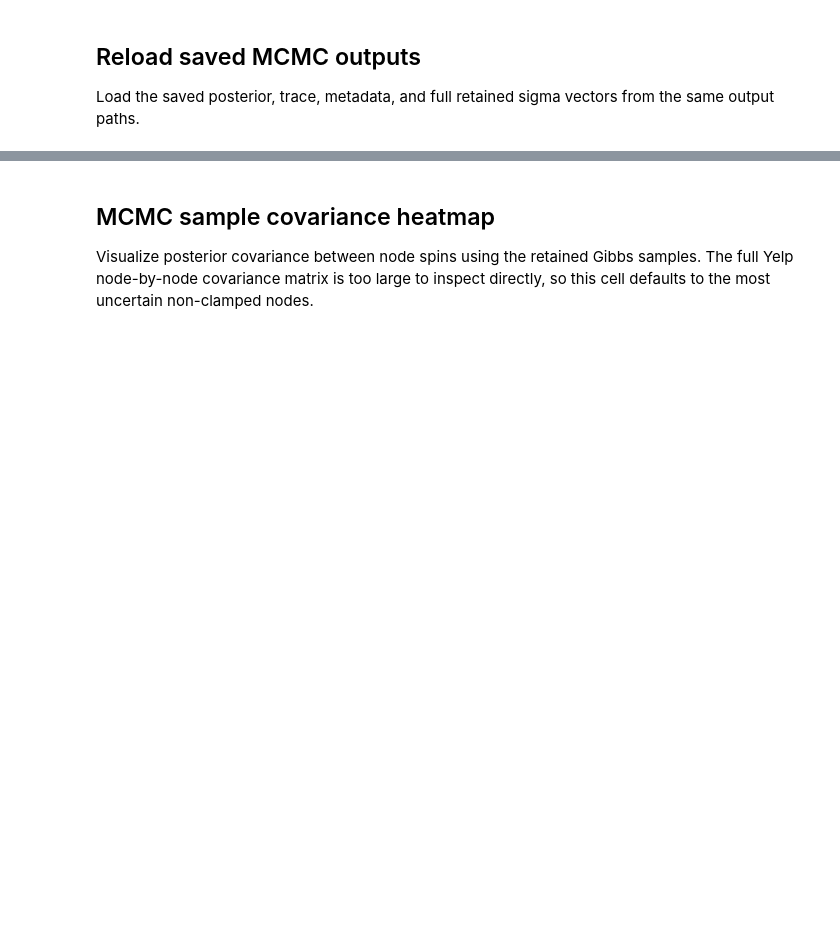
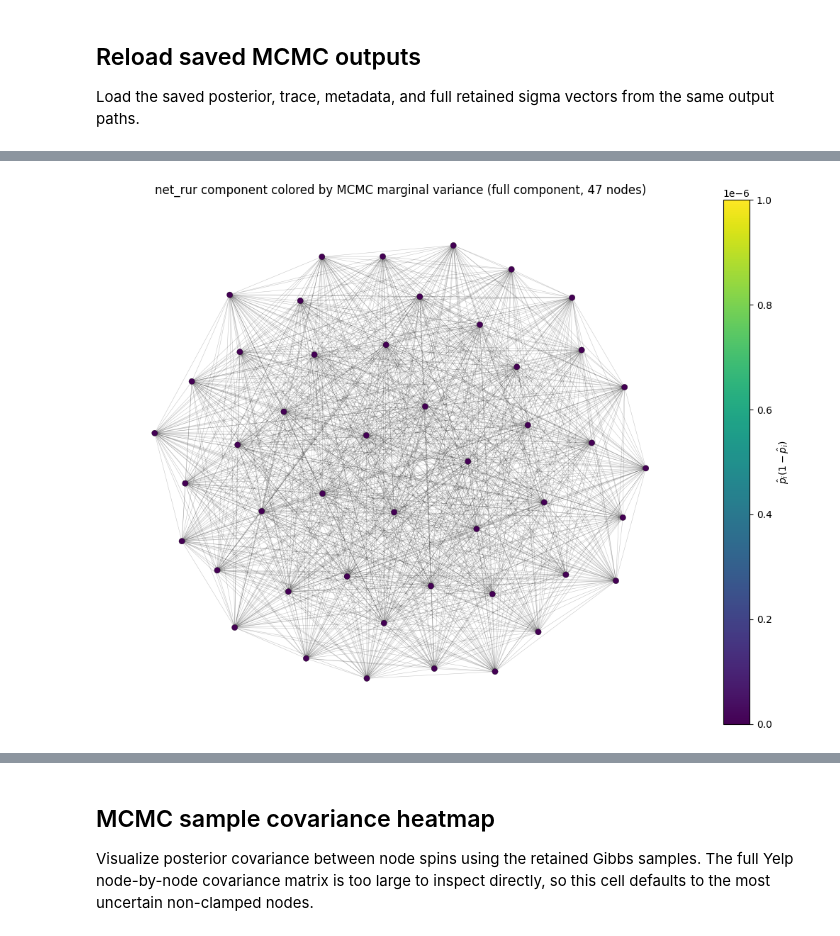
Before and after one commit to Sanchayan-Bhowal/BitcoinTransactionClassification, a Jupyter notebook: script/yelp/S_hm_weighted_linear.ipynb, the cells around one changed output, grey strips where cells are left out. Cells and saved outputs as stored; diff of their text form; code cells hidden in the pictures; blank space fills up the shorter version.

Commit message:
components plots with uncertainity added

```diff
--- a/script/yelp/S_hm_weighted_linear.ipynb
+++ b/script/yelp/S_hm_weighted_linear.ipynb
@@ -1275,0 +1298,99 @@ posterior_df.loc[
+# %%
+# Plot a connected component of the net_rur network, colored by posterior marginal variance.
+# This uses the saved/reloaded mcmc_results above and does not rerun MCMC.
+try:
+    import networkx as nx
+except ImportError as exc:
+    raise ImportError("Install networkx to draw the net_rur component plot.") from exc
+
+NET_RUR_COMPONENT_RANK = 1       # 1 = largest connected component, 2 = second largest, etc.
+NET_RUR_MAX_PLOT_NODES = 300     # cap large components to keep the plot readable
+NET_RUR_LAYOUT_SEED = 717
+NET_RUR_FIGURE_PATH = Path("figures/fraud_yelp/hm_weighted_linear_net_rur_component_marginal_variance.png")
+
+posterior_for_net_rur = mcmc_results["posterior"].copy()
+prob_col_candidates = ["P_sigma_plus_1", "P_label_1", "p_hat_sigma_plus_1"]
+prob_col = next((col for col in prob_col_candidates if col in posterior_for_net_rur.columns), None)
+if prob_col is None:
+    raise ValueError(f"Could not find a posterior probability column among {prob_col_candidates}.")
+
+p_hat_net_rur = pd.to_numeric(posterior_for_net_rur[prob_col], errors="coerce")
+posterior_for_net_rur["marginal_variance"] = p_hat_net_rur * (1.0 - p_hat_net_rur)
+
+src, dst = g.edges(etype="net_rur")
+src = src.detach().cpu().numpy().astype(int)
+dst = dst.detach().cpu().numpy().astype(int)
+edge_mask = src != dst
+net_rur_graph = nx.Graph()
+net_rur_graph.add_nodes_from(range(g.num_nodes()))
+net_rur_graph.add_edges_from(zip(src[edge_mask], dst[edge_mask]))
+
+components = sorted(nx.connected_components(net_rur_graph), key=len, reverse=True)
+if not components:
+    raise ValueError("The net_rur graph has no connected components to plot.")
+if NET_RUR_COMPONENT_RANK < 1 or NET_RUR_COMPONENT_RANK > len(components):
+    raise ValueError(f"NET_RUR_COMPONENT_RANK must be between 1 and {len(components)}.")
+
+component_nodes = set(components[NET_RUR_COMPONENT_RANK - 1])
+component_subgraph = net_rur_graph.subgraph(component_nodes).copy()
+full_component_size = component_subgraph.number_of_nodes()
+
+if full_component_size > NET_RUR_MAX_PLOT_NODES:
+    component_variance = posterior_for_net_rur.loc[list(component_nodes), "marginal_variance"]
+    start_node = int(component_variance.idxmax())
+    bfs_nodes = []
+    for node in nx.bfs_tree(component_subgraph, source=start_node):
+        bfs_nodes.append(node)
+        if len(bfs_nodes) >= NET_RUR_MAX_PLOT_NODES:
+            break
+    plot_subgraph = component_subgraph.subgraph(bfs_nodes).copy()
+    plot_note = f"BFS subgraph of {NET_RUR_MAX_PLOT_NODES} nodes from component size {full_component_size:,}"
+else:
+    plot_subgraph = component_subgraph
+    plot_note = f"full component, {full_component_size:,} nodes"
+
+plot_nodes = list(plot_subgraph.nodes())
+node_variance = posterior_for_net_rur.loc[plot_nodes, "marginal_variance"].to_numpy(dtype=float)
+variance_vmin = float(np.nanmin(node_variance))
+variance_vmax = float(np.nanmax(node_variance))
+if np.isclose(variance_vmin, variance_vmax):
+    variance_vmin = max(0.0, variance_vmin - 1e-6)
+    variance_vmax = min(0.25, variance_vmax + 1e-6)
+
+fig, ax = plt.subplots(figsize=(10, 8))
+pos = nx.spring_layout(plot_subgraph, seed=NET_RUR_LAYOUT_SEED, k=None)
+nodes = nx.draw_networkx_nodes(
+    plot_subgraph,
+    pos,
+    node_color=node_variance,
+    cmap="viridis",
+    vmin=variance_vmin,
+    vmax=variance_vmax,
+    node_size=36,
+    linewidths=0.2,
+    edgecolors="black",
+    ax=ax,
+)
+nx.draw_networkx_edges(plot_subgraph, pos, width=0.35, alpha=0.25, ax=ax)
+
+ax.set_title(f"net_rur component colored by MCMC marginal variance ({plot_note})")
+ax.set_axis_off()
+cbar = fig.colorbar(nodes, ax=ax, fraction=0.046, pad=0.04)
+cbar.set_label(r"$\hat{p}_i(1-\hat{p}_i)$")
+plt.tight_layout()
+
+NET_RUR_FIGURE_PATH.parent.mkdir(parents=True, exist_ok=True)
+fig.savefig(NET_RUR_FIGURE_PATH, dpi=300, bbox_inches="tight")
+print(f"Saved net_rur component variance plot to {NET_RUR_FIGURE_PATH}")
+plt.show()
+
+pd.DataFrame({
+    "component_rank": [NET_RUR_COMPONENT_RANK],
+    "full_component_nodes": [full_component_size],
+    "plotted_nodes": [plot_subgraph.number_of_nodes()],
+    "plotted_edges": [plot_subgraph.number_of_edges()],
+    "variance_min": [variance_vmin],
+    "variance_median": [float(np.nanmedian(node_variance))],
+    "variance_max": [variance_vmax],
+})
+# %% [output]
@@ -1275,0 +1398 @@ posterior_df.loc[
+[figure, added]
```
Also changed, not shown: parts of 9 cells of this notebook, 11 other files.
